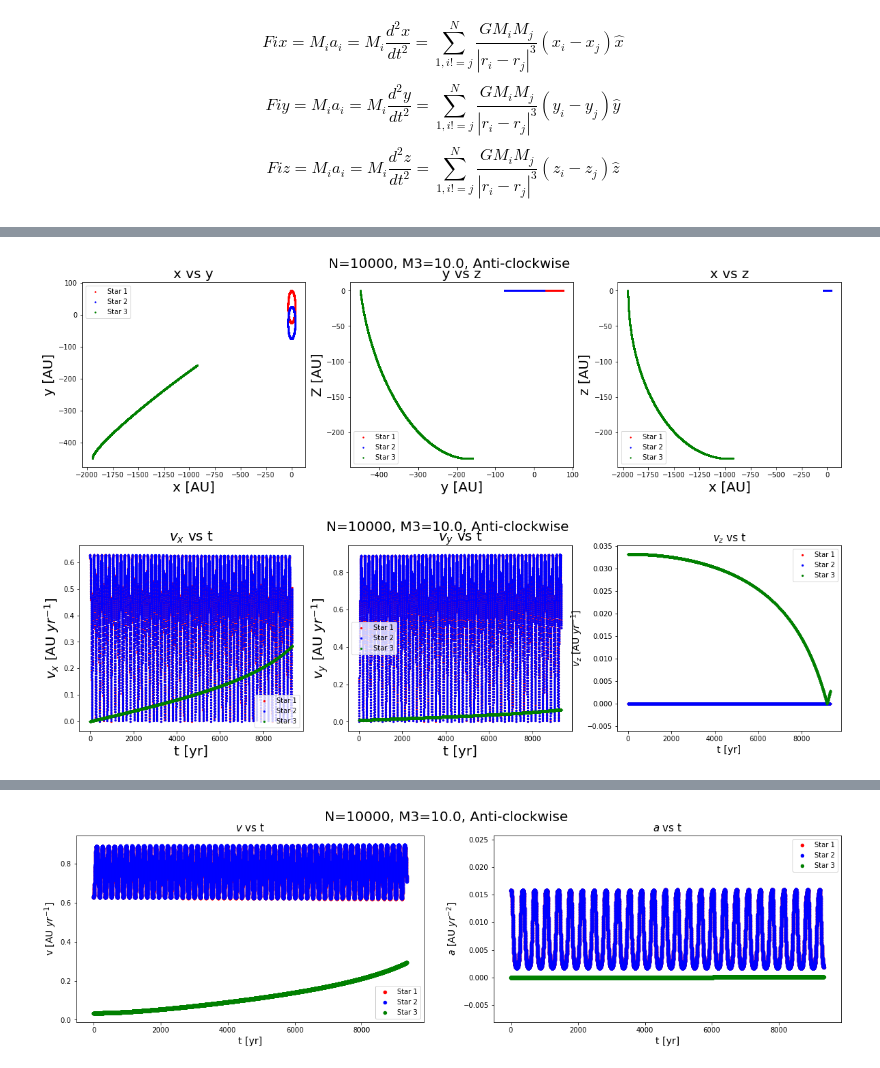
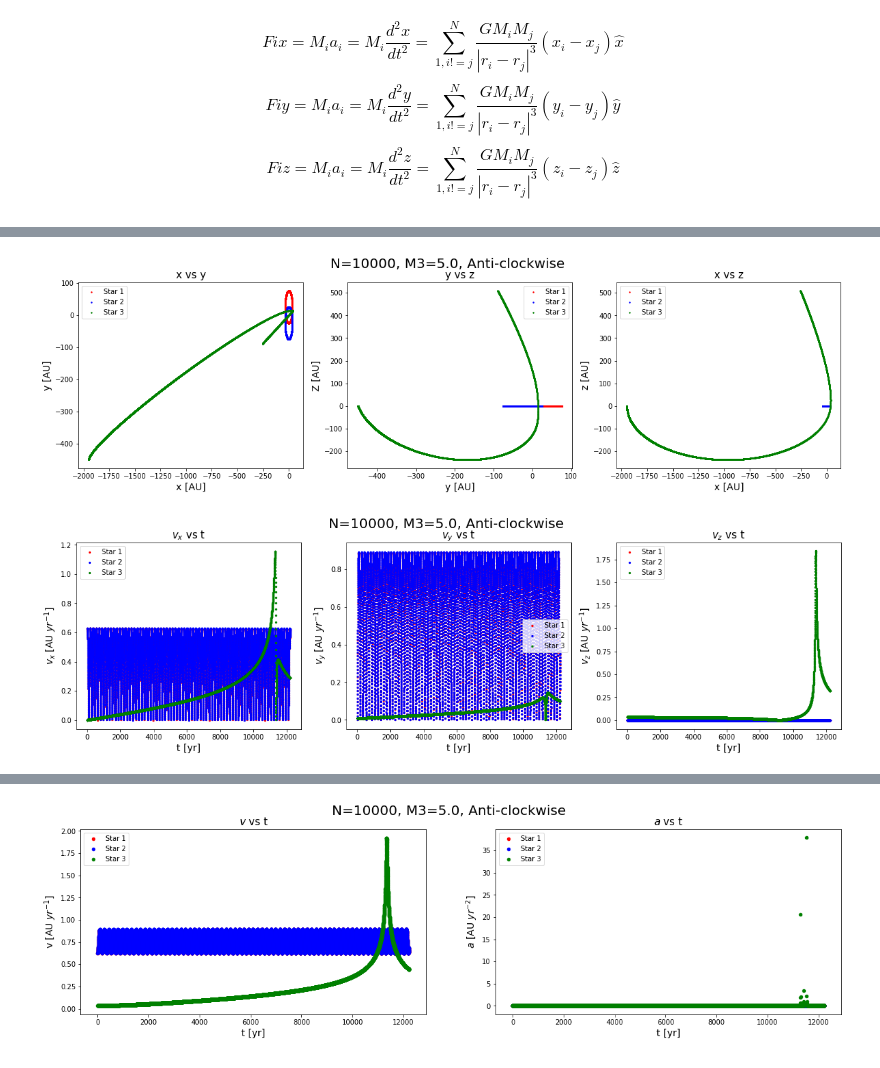
Before and after one commit to sachiwee/Homework_4, a Jupyter notebook: Weerasooriya_HW4!!!.ipynb, the cells around one changed output, grey strips where cells are left out. Cells and saved outputs as stored; diff of their text form; code cells hidden in the pictures.

```diff
--- a/Weerasooriya_HW4!!!.ipynb
+++ b/Weerasooriya_HW4!!!.ipynb
@@ -81,6 +80,9 @@ delta=13*(np.pi/180)
 # %%
 def f(s1,s2,s,t):
     '''Computes the derivative of s at t=0 for star 3'''
+    '''Input s1: Initial conditions of star 1        '''
+    '''      s2: Initial conditions of star 2        '''
+    '''      s : Initial conditions of star 3        '''
     x3=s[0]
     y3=s[1]
     z3=s[2]
@@ -112,7 +114,14 @@ def f(s1,s2,s,t):
     return np.array([vx3,vy3,vz3,ax3,ay3,az3],float)
 # %%
 def RK4(s1,s2,s,t):
-    '''Solves for r, velocity for star star 3 '''
+    '''Solves for r, velocity for star star 3        '''
+
+    '''Input s1: Initial conditions of star 1        '''
+    '''      s2: Initial conditions of star 2        '''
+    '''      s : Initial conditions of star 3        '''
+    '''      t : Time array                          '''
+    '''Output  : x,y,z,vx,vy,vz                      '''
+
     x=[]
     y=[]
     z=[]
@@ -143,6 +152,14 @@ def RK4(s1,s2,s,t):
 # %%
 def f12(s1,s2,s,t,star,M3):
     '''Computes the derivative of r and velocity at t=0 for star 1,2'''
+    '''Input s1: Initial conditions of star 1                       '''
+    '''      s2: Initial conditions of star 2                       '''
+    '''      s : Initial conditions of star 3                       '''
+    '''      t : Time array                                         '''
+    '''    star: 1 or 2                                             '''
+    '''      M3: Mass of star 3                                     '''
+    '''Output  : x,y,z,vx,vy,vz                                     '''
+
     x1=s1[0]
     y1=s1[1]
     z1=s1[2]
@@ -192,7 +209,15 @@ def f12(s1,s2,s,t,star,M3):
     return np.array([vx,vy,vz,ax,ay,az],float)
 
 def RK412(s1,s2,s,t,star,M3):
-    '''Solves for x,y,z velocity for star star 1,2 '''
+    '''Solves for x,y,z velocity for star star 1,2   '''
+
+    '''Input s1: Initial conditions of star 1        '''
+    '''      s2: Initial conditions of star 2        '''
+    '''      s : Initial conditions of star 3        '''
+    '''      t : Time array                          '''
+
+    '''Output  : x,y,z,vx,vy,vz                      '''
+
     x=[]
     y=[]
     z=[]
@@ -600,10 +626,10 @@ fig16.savefig('va_10000_2_ac.pdf')
 [figure]
 # %%
-fig17,fig18,fig19,fig19p=calculate(10000,10.0,0)
+fig17,fig18,fig19,fig19p=calculate(10000,5.0,0)
 fig17.savefig('xyz_10000_5_ac.pdf')
 fig18.savefig('v_10000_5_ac.pdf')
 fig19.savefig('a_10000_5_ac.pdf')
 fig19p.savefig('va_10000_5_ac.pdf')
 # %% [output]
-[figure, old version]
+[figure, new version]
-[figure, old version]
+[figure, new version]
@@ -611,4 +637,4 @@ fig19p.savefig('va_10000_5_ac.pdf')
-[figure, old version]
+[figure, new version]
 # %%
 fig20,fig21,fig22,fig23=calculate(10000,1.0,0)
 fig20.savefig('xyz_10000_1_ac.pdf')
```
Also changed, not shown: parts of 11 cells of this notebook, 20 other files.
